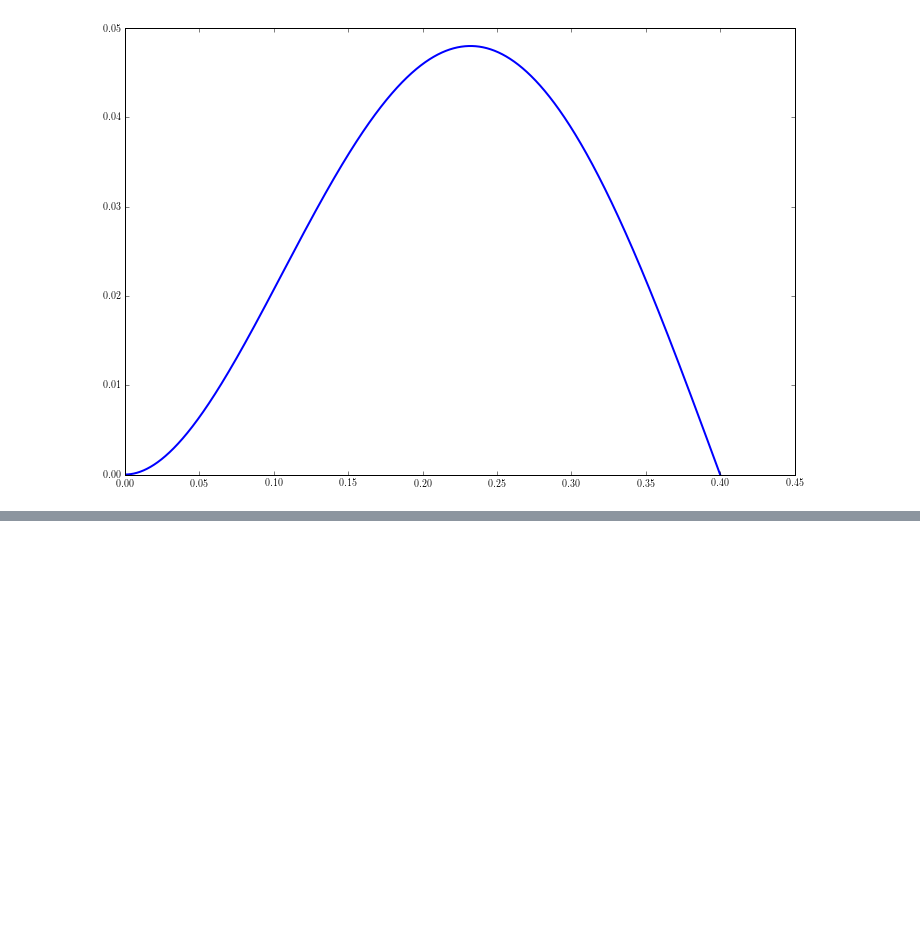
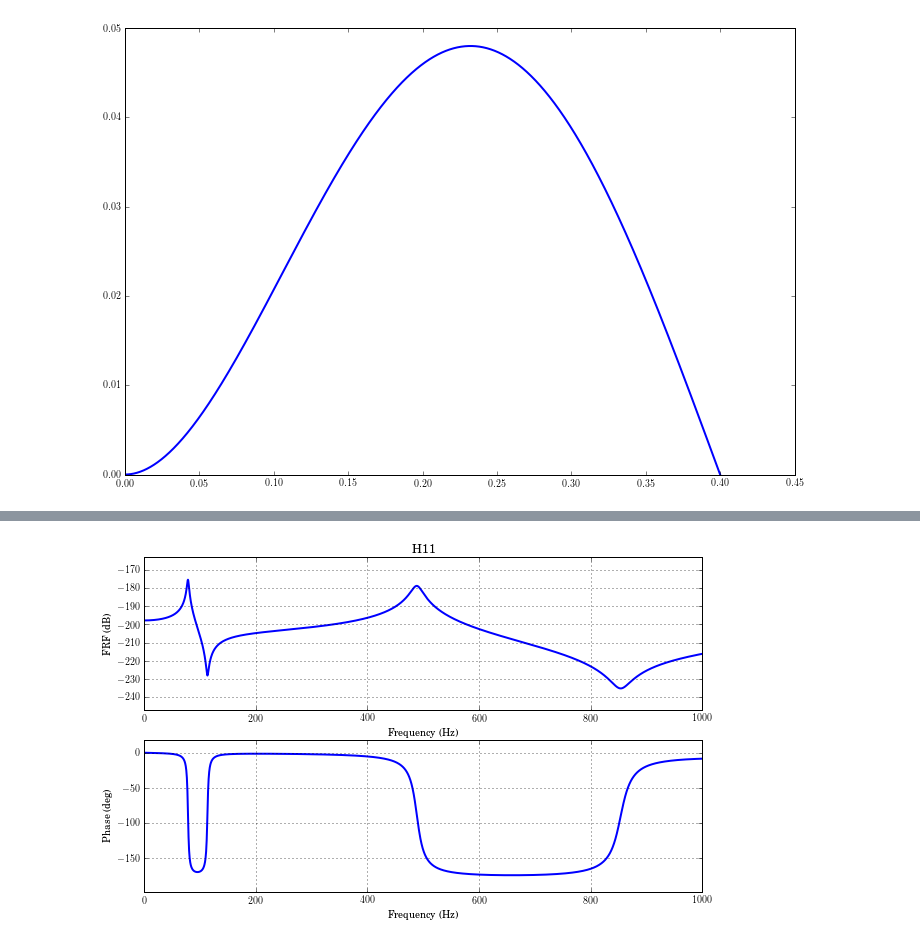
Before and after one commit to vibrationtoolbox/vibration_toolbox, a Jupyter notebook: vtoolbox Demos.ipynb, the cells around one changed output, grey strips where cells are left out. Cells and saved outputs as stored; diff of their text form; code cells hidden in the pictures; blank space fills up the shorter version.

```diff
--- a/vtoolbox Demos.ipynb
+++ b/vtoolbox Demos.ipynb
@@ -19,0 +63,9 @@ fout, H = euler_beam_frf()
+# %%
+frfplot(fout, H)
+plt.subplot(211)
+plt.title('H11')
+plt.subplot(212)
+
+plt.savefig('H11.pdf', bbox_inches='tight')
+# %% [output]
+[figure, added]
```
Also changed, not shown: parts of 11 cells of this notebook, 3 other files.
